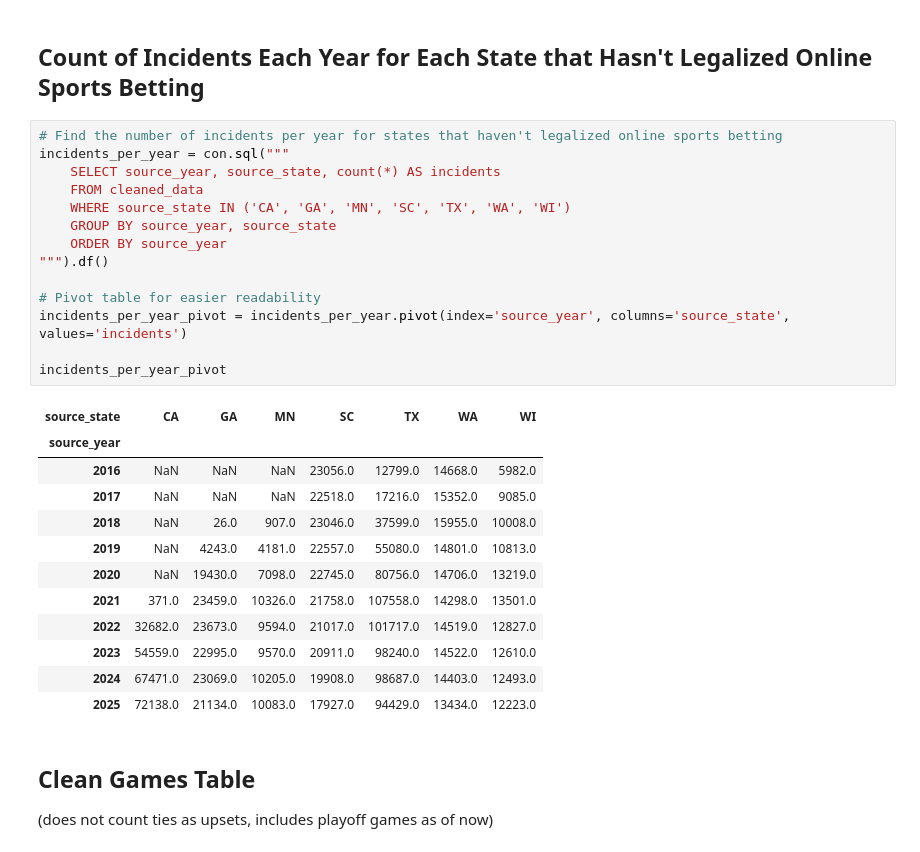
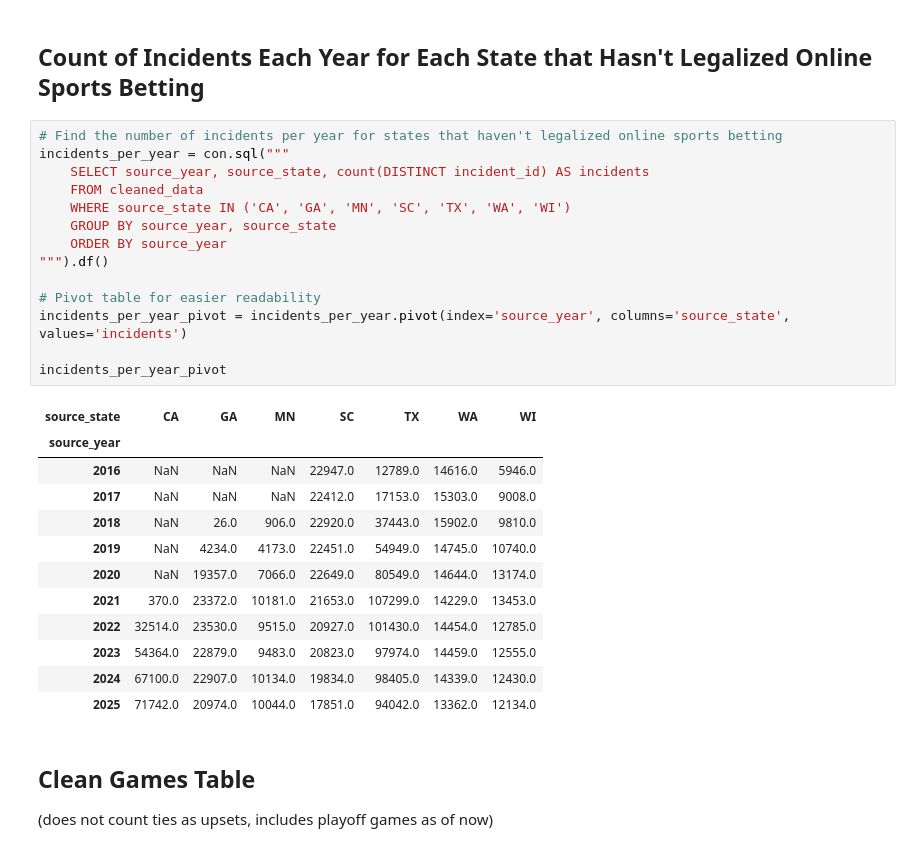
Before and after one commit to mshah22315/causal-inference-project, a Jupyter notebook: notebooks/02_clean.ipynb, the cells around one changed output. Cells and saved outputs as stored; diff of their text form.

Commit message:
counted distinct incidents for incident table, created initial causal inference notebook

```diff
--- a/notebooks/02_clean.ipynb
+++ b/notebooks/02_clean.ipynb
@@ -439,30 +439,30 @@ cleaned_data: 4058474 rows
 # %%
 # Find the number of incidents per year for states that haven't legalized online sports betting
 incidents_per_year = con.sql("""
-    SELECT source_year, source_state, count(*) AS incidents
+    SELECT source_year, source_state, count(DISTINCT incident_id) AS incidents
     FROM cleaned_data
     WHERE source_state IN ('CA', 'GA', 'MN', 'SC', 'TX', 'WA', 'WI')
     GROUP BY source_year, source_state
     ORDER BY source_year
 """).df()
 
 # Pivot table for easier readability
 incidents_per_year_pivot = incidents_per_year.pivot(index='source_year', columns='source_state', values='incidents')
 
 incidents_per_year_pivot
 # %% [output]
 | source_state | CA | GA | MN | SC | TX | WA | WI |
 | source_year |  |  |  |  |  |  |  |
-| 2016 | NaN | NaN | NaN | 23056.0 | 12799.0 | 14668.0 | 5982.0 |
-| 2017 | NaN | NaN | NaN | 22518.0 | 17216.0 | 15352.0 | 9085.0 |
-| 2018 | NaN | 26.0 | 907.0 | 23046.0 | 37599.0 | 15955.0 | 10008.0 |
-| 2019 | NaN | 4243.0 | 4181.0 | 22557.0 | 55080.0 | 14801.0 | 10813.0 |
-| 2020 | NaN | 19430.0 | 7098.0 | 22745.0 | 80756.0 | 14706.0 | 13219.0 |
-| 2021 | 371.0 | 23459.0 | 10326.0 | 21758.0 | 107558.0 | 14298.0 | 13501.0 |
-| 2022 | 32682.0 | 23673.0 | 9594.0 | 21017.0 | 101717.0 | 14519.0 | 12827.0 |
-| 2023 | 54559.0 | 22995.0 | 9570.0 | 20911.0 | 98240.0 | 14522.0 | 12610.0 |
-| 2024 | 67471.0 | 23069.0 | 10205.0 | 19908.0 | 98687.0 | 14403.0 | 12493.0 |
-| 2025 | 72138.0 | 21134.0 | 10083.0 | 17927.0 | 94429.0 | 13434.0 | 12223.0 |
+| 2016 | NaN | NaN | NaN | 22947.0 | 12789.0 | 14616.0 | 5946.0 |
+| 2017 | NaN | NaN | NaN | 22412.0 | 17153.0 | 15303.0 | 9008.0 |
+| 2018 | NaN | 26.0 | 906.0 | 22920.0 | 37443.0 | 15902.0 | 9810.0 |
+| 2019 | NaN | 4234.0 | 4173.0 | 22451.0 | 54949.0 | 14745.0 | 10740.0 |
+| 2020 | NaN | 19357.0 | 7066.0 | 22649.0 | 80549.0 | 14644.0 | 13174.0 |
+| 2021 | 370.0 | 23372.0 | 10181.0 | 21653.0 | 107299.0 | 14229.0 | 13453.0 |
+| 2022 | 32514.0 | 23530.0 | 9515.0 | 20927.0 | 101430.0 | 14454.0 | 12785.0 |
+| 2023 | 54364.0 | 22879.0 | 9483.0 | 20823.0 | 97974.0 | 14459.0 | 12555.0 |
+| 2024 | 67100.0 | 22907.0 | 10134.0 | 19834.0 | 98405.0 | 14339.0 | 12430.0 |
+| 2025 | 71742.0 | 20974.0 | 10044.0 | 17851.0 | 94042.0 | 13362.0 | 12134.0 |
 # %% [markdown]
 ## Clean Games Table
 
```
Also changed, not shown: 1 other file.
